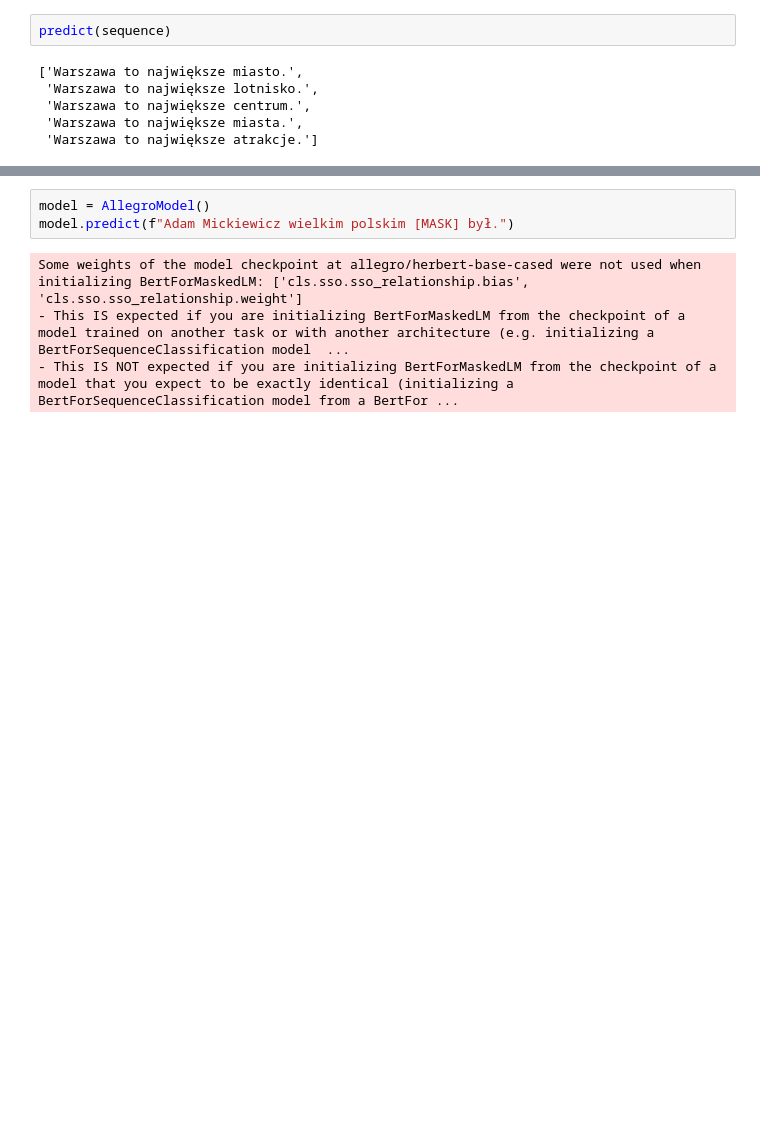
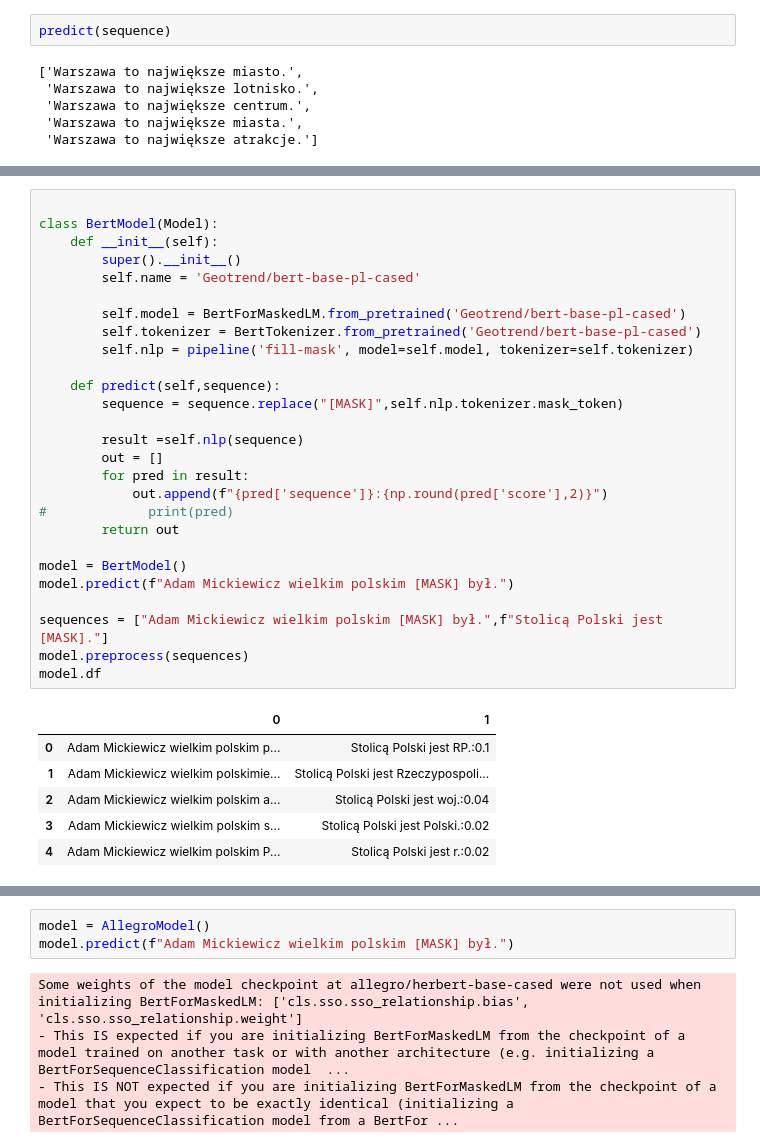
Before and after one commit to sgrzegorz/natural-language-processing, a Jupyter notebook: 06_GapFilling/LanguageModelling_GapsFilling.ipynb, the cells around one changed output, grey strips where cells are left out. Drawn from its saved outputs; the diff is of its cells as text; blank space fills up the shorter version.

```diff
--- a/06_GapFilling/LanguageModelling_GapsFilling.ipynb
+++ b/06_GapFilling/LanguageModelling_GapsFilling.ipynb
@@ -99,0 +103,34 @@ class BertModel(Model):
+# %%
+
+class BertModel(Model):
+    def __init__(self):
+        super().__init__()
+        self.name = 'Geotrend/bert-base-pl-cased'
+
+        self.model = BertForMaskedLM.from_pretrained('Geotrend/bert-base-pl-cased')
+        self.tokenizer = BertTokenizer.from_pretrained('Geotrend/bert-base-pl-cased')
+        self.nlp = pipeline('fill-mask', model=self.model, tokenizer=self.tokenizer)
+
+    def predict(self,sequence):
+        sequence = sequence.replace("[MASK]",self.nlp.tokenizer.mask_token)
+
+        result =self.nlp(sequence)
+        out = []
+        for pred in result:
+            out.append(f"{pred['sequence']}:{np.round(pred['score'],2)}")
+#             print(pred)
+        return out
+
+model = BertModel()
+model.predict(f"Adam Mickiewicz wielkim polskim [MASK] był.")
+
+sequences = ["Adam Mickiewicz wielkim polskim [MASK] był.",f"Stolicą Polski jest [MASK]."]
+model.preprocess(sequences)
+model.df
+# %% [output]
+|  | 0 | 1 |
+| 0 | Adam Mickiewicz wielkim polskim p... | Stolicą Polski jest RP.:0.1 |
+| 1 | Adam Mickiewicz wielkim polskimie... | Stolicą Polski jest Rzeczypospoli... |
+| 2 | Adam Mickiewicz wielkim polskim a... | Stolicą Polski jest woj.:0.04 |
+| 3 | Adam Mickiewicz wielkim polskim s... | Stolicą Polski jest Polski.:0.02 |
+| 4 | Adam Mickiewicz wielkim polskim P... | Stolicą Polski jest r.:0.02 |
```
Also changed, not shown: parts of 9 cells of this notebook.
